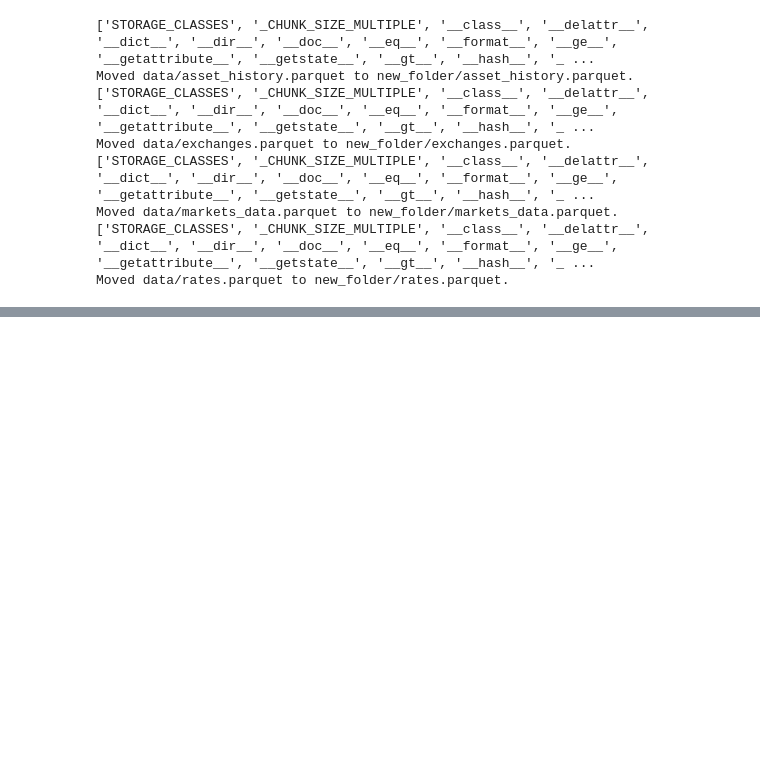
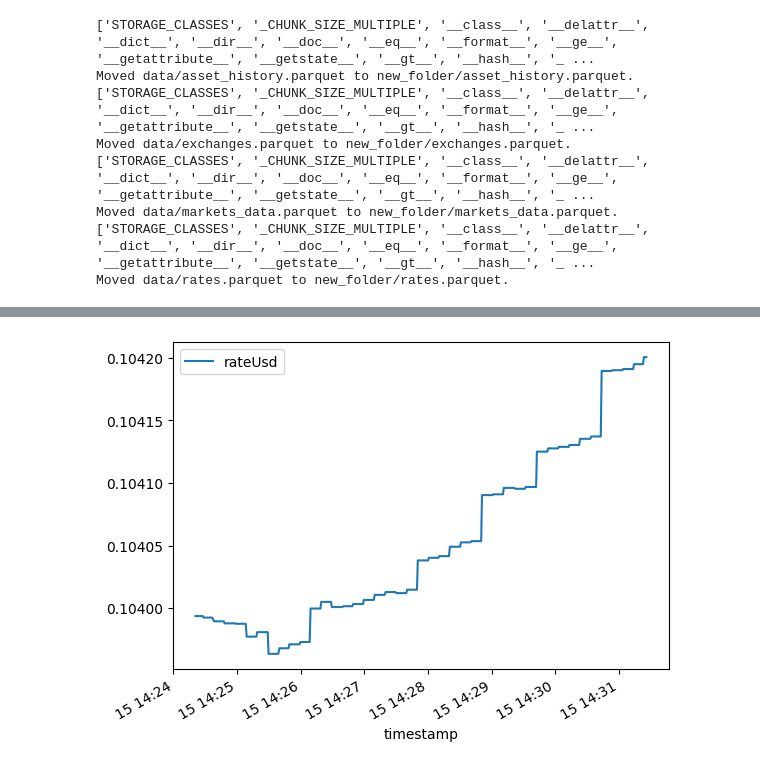
Before and after one commit to lupusruber/crypto_stats, a Jupyter notebook: notebooks/data.ipynb, the cells around one changed output, grey strips where cells are left out. Drawn from its saved outputs; the diff is of its cells as text; code cells hidden in the pictures; blank space fills up the shorter version.

```diff
--- a/notebooks/data.ipynb
+++ b/notebooks/data.ipynb
@@ -421,0 +464,6 @@ Moved data/rates.parquet to new_folder/rates.parquet.
+# %%
+df_filtered = df_grouped.query('id=="dogecoin"')[['timestamp', 'rateUsd']]
+df_filtered.plot(x='timestamp', y='rateUsd', kind='line')
+plt.show()
+# %% [output]
+[figure, added]
```
Also changed, not shown: parts of 40 cells of this notebook, 4 other files.
